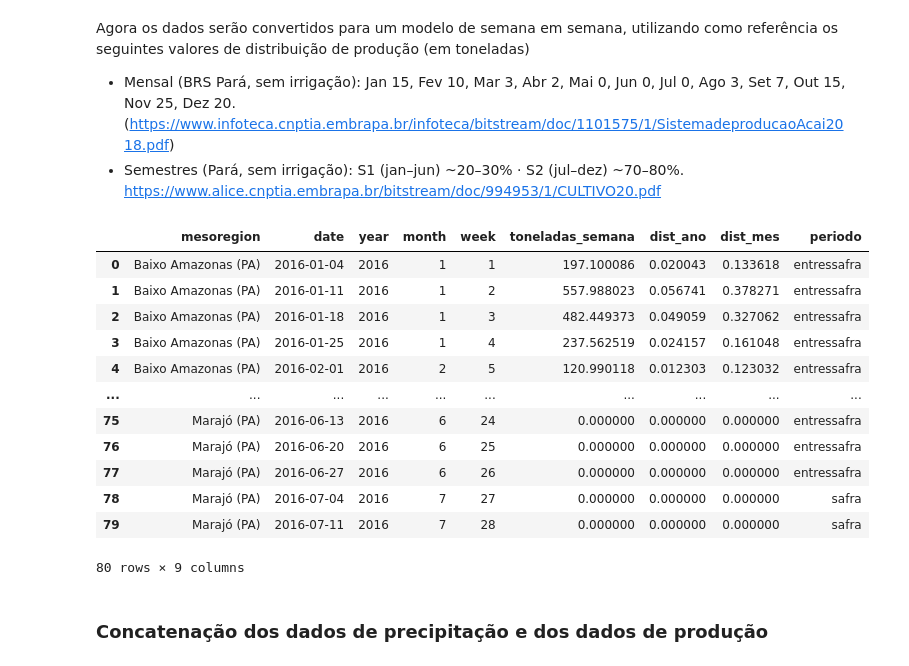
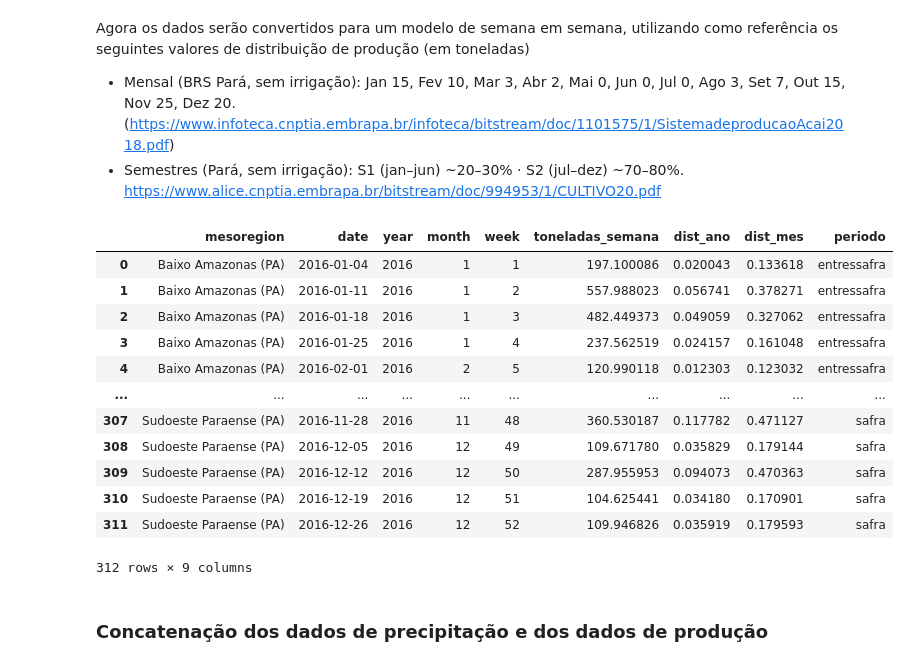
Before and after one commit to linknasubi/acai-predict, a Jupyter notebook: Acai_Predict.ipynb, the cells around one changed output. Saved outputs shown, nothing was run; the diff lists cells and outputs as text; code cells hidden in the pictures.

```diff
--- a/Acai_Predict.ipynb
+++ b/Acai_Predict.ipynb
@@ -681,40 +683,40 @@ def generate_weekly_series_meso(df_meso: pd.DataFrame, seed: int = 42) -> pd.Dat
             shares = np.zeros(n) if w == 0.0 else rng.dirichlet(np.full(n, alpha))
             tons = month_total * shares
             for d, t in zip(weeks, tons):
                 rows.append({
                     'mesoregion': reg,
                     'date': d.normalize(),
                     'year': year,
                     'month': m,
                     'week': int(d.isocalendar().week),
                     'toneladas_semana': float(t),
                     'dist_ano': float(t / total_year if total_year > 0 else 0.0),
                     'dist_mes': float(t / month_total) if month_total > 0 else (0.0 if w == 0 else np.nan),
                     'periodo': 'entressafra' if m <= 6 else 'safra'
                 })
     return pd.DataFrame(rows).sort_values(['mesoregion','year','date']).reset_index(drop=True)
 
 
 df_meso_annual = pd.DataFrame({
      'mesoregion': ['Baixo Amazonas (PA)','Marajó (PA)','Metropolitana de Belém (PA)','Nordeste Paraense (PA)','Sudoeste Paraense (PA)','Sudeste Paraense (PA)'],
      'ano': [2016]*6,
      'toneladas': [9834, 152465, 158930, 700842, 3061, 55480] })
 weekly_series_meso = generate_weekly_series_meso(df_meso_annual, seed=123)
-weekly_series_meso.head(80)
+weekly_series_meso
 # %% [output]
 |  | mesoregion | date | year | month | week | toneladas_semana | dist_ano | dist_mes | periodo |
 | 0 | Baixo Amazonas (PA) | 2016-01-04 | 2016 | 1 | 1 | 197.100086 | 0.020043 | 0.133618 | entressafra |
 | 1 | Baixo Amazonas (PA) | 2016-01-11 | 2016 | 1 | 2 | 557.988023 | 0.056741 | 0.378271 | entressafra |
 | 2 | Baixo Amazonas (PA) | 2016-01-18 | 2016 | 1 | 3 | 482.449373 | 0.049059 | 0.327062 | entressafra |
 | 3 | Baixo Amazonas (PA) | 2016-01-25 | 2016 | 1 | 4 | 237.562519 | 0.024157 | 0.161048 | entressafra |
 | 4 | Baixo Amazonas (PA) | 2016-02-01 | 2016 | 2 | 5 | 120.990118 | 0.012303 | 0.123032 | entressafra |
 | ... | ... | ... | ... | ... | ... | ... | ... | ... | ... |
-| 75 | Marajó (PA) | 2016-06-13 | 2016 | 6 | 24 | 0.000000 | 0.000000 | 0.000000 | entressafra |
-| 76 | Marajó (PA) | 2016-06-20 | 2016 | 6 | 25 | 0.000000 | 0.000000 | 0.000000 | entressafra |
-| 77 | Marajó (PA) | 2016-06-27 | 2016 | 6 | 26 | 0.000000 | 0.000000 | 0.000000 | entressafra |
-| 78 | Marajó (PA) | 2016-07-04 | 2016 | 7 | 27 | 0.000000 | 0.000000 | 0.000000 | safra |
-| 79 | Marajó (PA) | 2016-07-11 | 2016 | 7 | 28 | 0.000000 | 0.000000 | 0.000000 | safra |
+| 307 | Sudoeste Paraense (PA) | 2016-11-28 | 2016 | 11 | 48 | 360.530187 | 0.117782 | 0.471127 | safra |
+| 308 | Sudoeste Paraense (PA) | 2016-12-05 | 2016 | 12 | 49 | 109.671780 | 0.035829 | 0.179144 | safra |
+| 309 | Sudoeste Paraense (PA) | 2016-12-12 | 2016 | 12 | 50 | 287.955953 | 0.094073 | 0.470363 | safra |
+| 310 | Sudoeste Paraense (PA) | 2016-12-19 | 2016 | 12 | 51 | 104.625441 | 0.034180 | 0.170901 | safra |
+| 311 | Sudoeste Paraense (PA) | 2016-12-26 | 2016 | 12 | 52 | 109.946826 | 0.035919 | 0.179593 | safra |
-80 rows × 9 columns
+312 rows × 9 columns
 # %% [markdown]
 ### Concatenação dos dados de precipitação e dos dados de produção
 # %%
```
Also changed, not shown: parts of 29 cells of this notebook, 2 other files.
